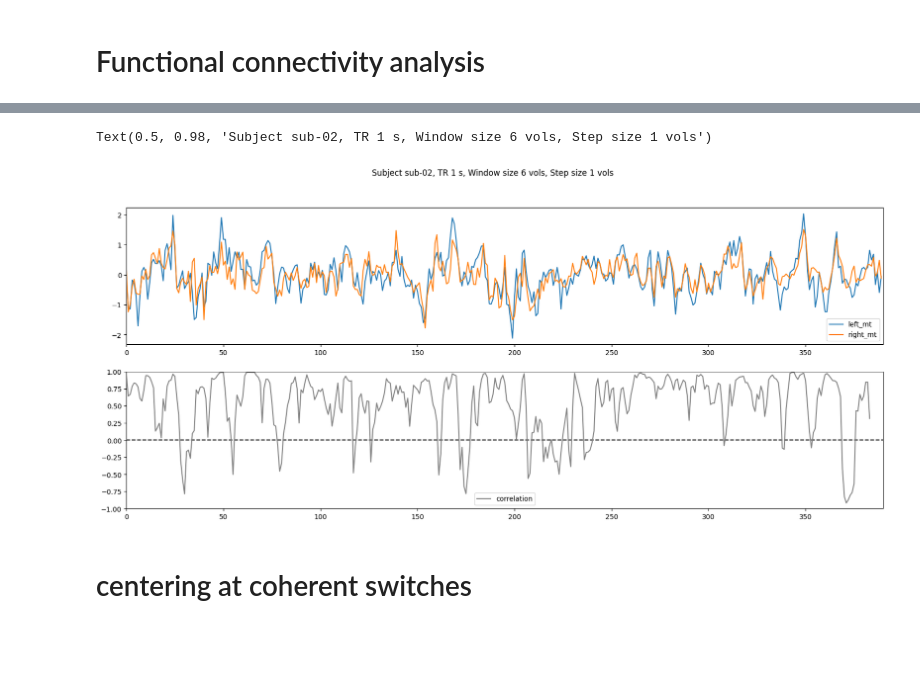
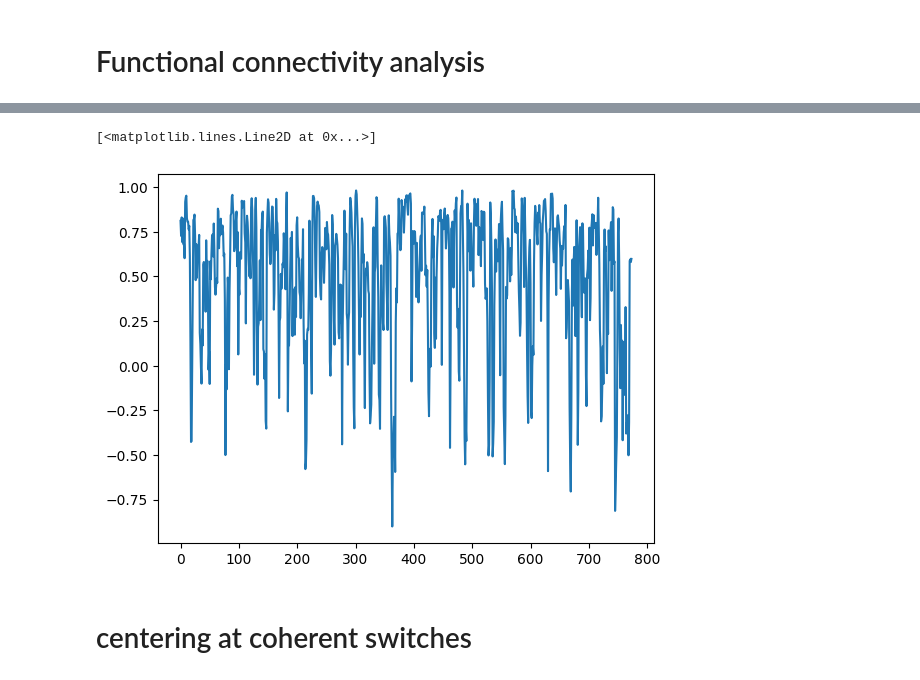
Before and after one commit to CIBIT-UC/vpmbtr, a Jupyter notebook: scripts/step-XX_fc.ipynb, the cells around one changed output, grey strips where cells are left out. Saved outputs shown, nothing was run; the diff lists cells and outputs as text; code cells hidden in the pictures; blank space fills up the shorter version.

```diff
--- a/scripts/step-XX_fc.ipynb
+++ b/scripts/step-XX_fc.ipynb
@@ -25,7 +25,10 @@ roi_list = ['left_mt','right_mt','left_v1','right_v1']
 # split them into the four ROIs (left_mt, right_mt, left_v1, right_v1)
 # and save them in a dataframe with the following columns: subject, tr, run, left_mt, right_mt, left_v1, right_v1, bilateral_mt, bilateral_v1
 
-df = pd.DataFrame(columns=['subject','tr','run','left_mt','right_mt','left_v1','right_v1','bilateral_mt','bilateral_v1'])
+window_size_tr = 6 # size of the correlation window in volumes
+step_size_tr = 1   # step size of the correlation window in volumes
+
+df = pd.DataFrame(columns=['subject','tr','run','left_mt','right_mt','left_v1','right_v1','bilateral_mt','bilateral_v1','corr_mt','corr_v1'])
 
 for ss,subject in enumerate(subject_list):
     for tt,tr in enumerate(tr_list):
@@ -40,7 +43,16 @@ for ss,subject in enumerate(subject_list):
             tc_mean1 = np.mean(tc[:,0:2], axis=1)
             tc_mean2 = np.mean(tc[:,2:4], axis=1)
 
+            # initialize correlation vectors
+            corr_mt = np.zeros(int((tc[:,0].shape[0]-window_size_tr)/step_size_tr))
+            corr_v1 = np.zeros(int((tc[:,0].shape[0]-window_size_tr)/step_size_tr))
+
+            # estimate windowed correlation between left and right mt
+            for tt,tt_vol in enumerate(range(0,tc[:,0].shape[0]-window_size_tr,step_size_tr)):
+                corr_mt[tt] = np.corrcoef(tc[:,0][tt_vol:tt_vol+window_size_tr],tc[:,1][tt_vol:tt_vol+window_size_tr])[0,1]
+                corr_v1[tt] = np.corrcoef(tc[:,2][tt_vol:tt_vol+window_size_tr],tc[:,3][tt_vol:tt_vol+window_size_tr])[0,1]
+
             # add row to dataframe
-            df.loc[len(df)] = [subject, tr, run, tc[:,0], tc[:,1], tc[:,2], tc[:,3], tc_mean1, tc_mean2]
+            df.loc[len(df)] = [subject, tr, run, tc[:,0], tc[:,1], tc[:,2], tc[:,3], tc_mean1, tc_mean2, corr_mt, corr_v1]
 
 roi_list = ['left_mt','right_mt','left_v1','right_v1','bilateral_mt','bilateral_v1']
@@ -76,20 +79,24 @@ plt.plot(tc[0,1])
+# %%
+# plot the corr_mt for the first subject run UA tr 1
+
+plt.plot(df.loc[0,'corr_mt'])
+# %% [output]
+[<matplotlib.lines.Line2D at 0x...>]
+[figure, added]
 # %%
 # Plot left mt, right mt and correlation between them as 3 subplots
 fig, ax = plt.subplots(2,1,figsize=(20,8))
-ax[0].plot(tc[0,0],label='left_mt')
-ax[0].plot(tc[0,1],label='right_mt')
+ax[0].plot(df.loc[df['subject']=='sub-01']['left_mt'].values[0],label='left_mt')
+ax[0].plot(df.loc[df['subject']=='sub-01']['right_mt'].values[0],label='right_mt')
 ax[0].legend()
 ax[0].set_xlim([0,n_volumes])
 ax[1].hlines(0,0,n_volumes,linestyle='dashed',color='black')
-ax[1].plot(corr[0,1],label='correlation',color='grey')
+ax[1].plot(df.loc[df['subject']=='sub-01']['corr_mt'].values[0],label='correlation',color='grey')
 ax[1].legend()
 ax[1].set_xlim([0,n_volumes])
 ax[1].set_ylim([-1,1])
 
 fig.suptitle(f"Subject {subject_list[sub_idx]}, TR {tr_list[tr_idx]} s, Window size {window_size_tr} vols, Step size {step_size_tr} vols")
-# %% [output]
-Text(0.5, 0.98, 'Subject sub-02, TR 1 s, Window size 6 vols, Step size 1 vols')
-[figure, removed]
 # %% [markdown]
 # centering at coherent switches
 # %%
```
Also changed, not shown: parts of 6 cells of this notebook, 1 other file.
